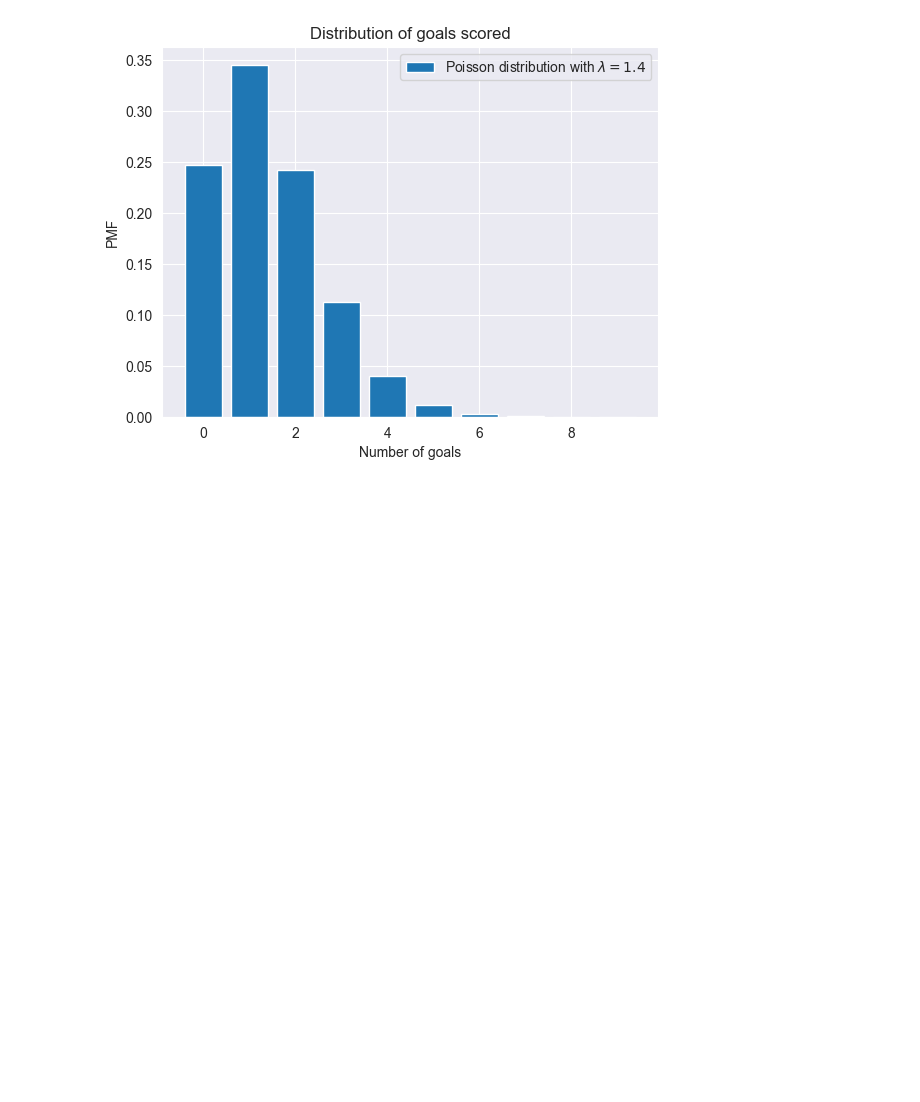
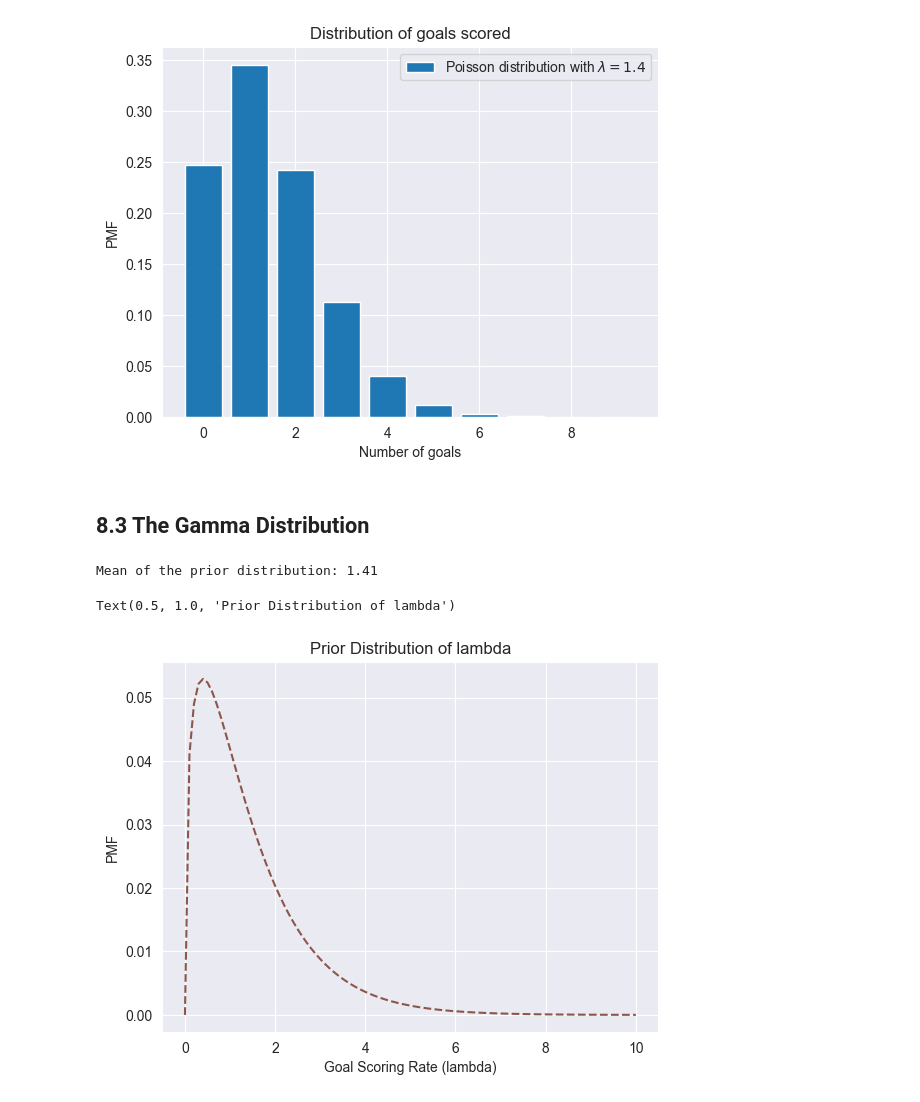
Before and after one commit to Xupeiyi/think-bayes, a Jupyter notebook: chapter8.ipynb, the cells around one changed output. Cells and saved outputs as stored; diff of their text form; code cells hidden in the pictures; blank space fills up the shorter version.

```diff
--- a/chapter8.ipynb
+++ b/chapter8.ipynb
@@ -35,3 +35,23 @@ plt.title('Distribution of goals scored')
 # %% [output]
 Text(0.5, 1.0, 'Distribution of goals scored')
 [figure]
+# %% [markdown]
+## 8.3 The Gamma Distribution
+# %%
+alpha = 1.4
+qs = np.linspace(0, 10, 101)
+ps = gamma(alpha).pdf(qs)
+
+prior = Pmf(ps, qs)
+prior.normalize()
+
+print(f'Mean of the prior distribution: {prior.mean():.2f}')
+
+prior.plot(ls='--', label='prior', color='C5')
+plt.xlabel('Goal Scoring Rate (lambda)')
+plt.ylabel('PMF')
+plt.title('Prior Distribution of lambda')
+# %% [output]
+Mean of the prior distribution: 1.41
+Text(0.5, 1.0, 'Prior Distribution of lambda')
+[figure, added]
```
Also changed, not shown: parts of 8 cells of this notebook.
